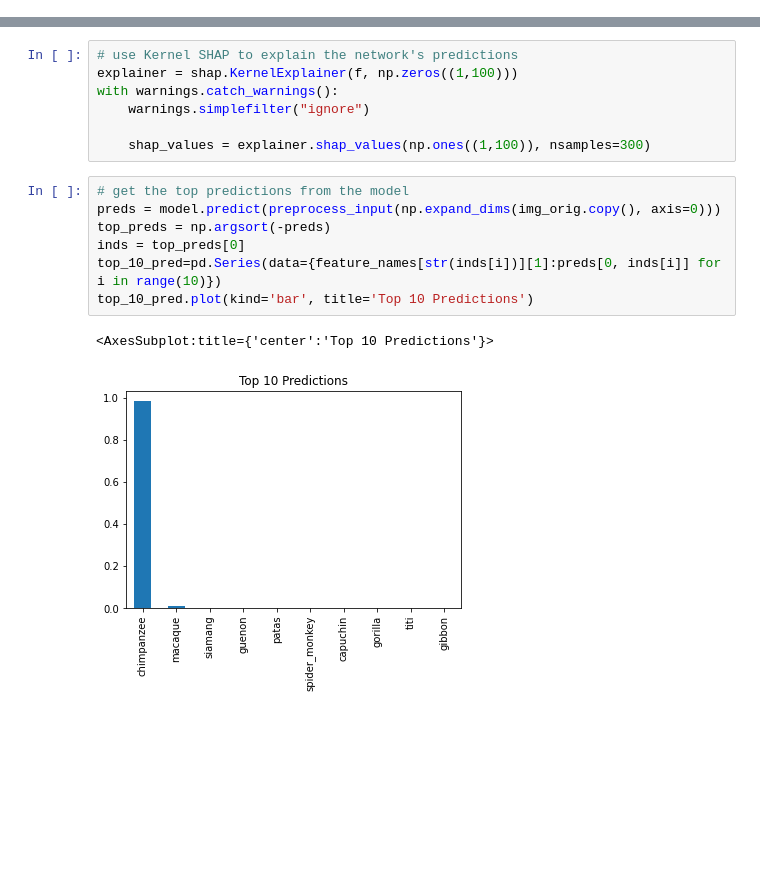
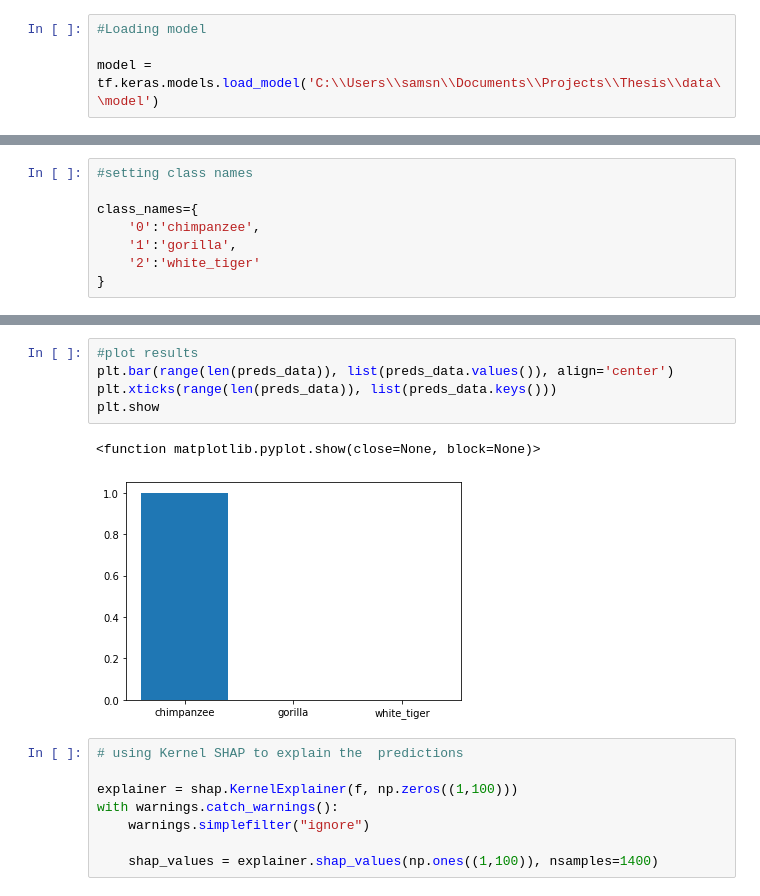
Before and after one commit to SAAF-16/Explainable_AI-Bachelor_Thesis, a Jupyter notebook: XAI libs tests/imageExplain(shap2).ipynb, the cells around one changed output, grey strips where cells are left out. Drawn from its saved outputs; the diff is of its cells as text; blank space fills up the shorter version.

```diff
--- a/XAI libs tests/imageExplain(shap2).ipynb
+++ b/XAI libs tests/imageExplain(shap2).ipynb
@@ -18,0 +23,4 @@ model = VGG16()
+# %%
+#Loading model
+
+model = tf.keras.models.load_model('C:\\Users\\samsn\\Documents\\Projects\\Thesis\\data\\model')
@@ -19 +49,9 @@ model = VGG16()
+# %%
+#setting class names
+
+class_names={
+    '0':'chimpanzee',
+    '1':'gorilla',
+    '2':'white_tiger'
+}
 # %%
@@ -49,17 +96,16 @@ def f(z):
+# %%
+#plot results
+plt.bar(range(len(preds_data)), list(preds_data.values()), align='center')
+plt.xticks(range(len(preds_data)), list(preds_data.keys()))
+plt.show
+# %% [output]
+<function matplotlib.pyplot.show(close=None, block=None)>
+[figure, added]
 # %%
-# use Kernel SHAP to explain the network's predictions
+# using Kernel SHAP to explain the  predictions
+
 explainer = shap.KernelExplainer(f, np.zeros((1,100)))
 with warnings.catch_warnings():
     warnings.simplefilter("ignore")
 
-    shap_values = explainer.shap_values(np.ones((1,100)), nsamples=300)
+    shap_values = explainer.shap_values(np.ones((1,100)), nsamples=1400)
-# %%
-# get the top predictions from the model
-preds = model.predict(preprocess_input(np.expand_dims(img_orig.copy(), axis=0)))
-top_preds = np.argsort(-preds)
-inds = top_preds[0]
-top_10_pred=pd.Series(data={feature_names[str(inds[i])][1]:preds[0, inds[i]] for i in range(10)})
-top_10_pred.plot(kind='bar', title='Top 10 Predictions')
-# %% [output]
-<AxesSubplot:title={'center':'Top 10 Predictions'}>
-[figure, removed]
```
Also changed, not shown: parts of 12 cells of this notebook, 2 other files.
